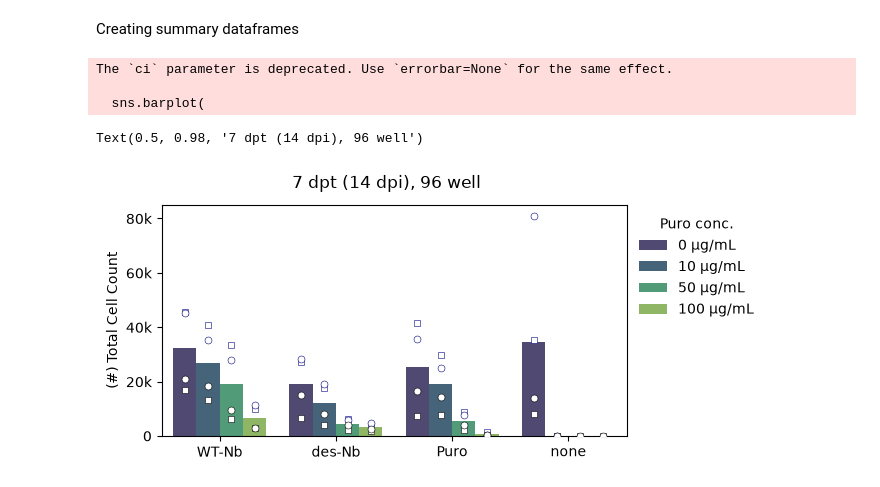
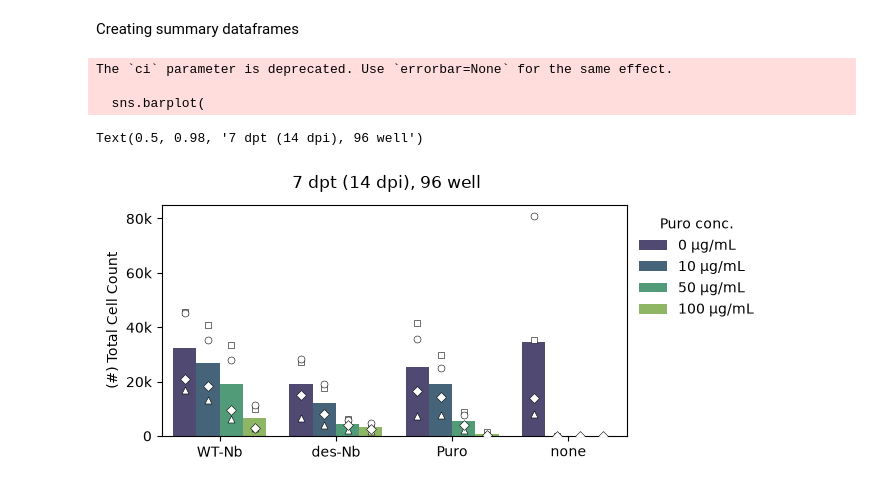
Before and after one commit to GallowayLabMIT/dasit_manuscript, a Jupyter notebook: 6_iMN_purify.ipynb, the cells around one changed output. Cells and saved outputs as stored; diff of their text form; code cells hidden in the pictures.

```diff
--- a/6_iMN_purify.ipynb
+++ b/6_iMN_purify.ipynb
@@ -168,8 +168,8 @@ hue_order = [0, 10, 50, 100]
 # Plot iMN percent of all cells
 fig, ax = plt.subplots(1, 1, figsize=(6,3))
 
-markers={1: 's', 2: 'o', 3: '^', 4:''}
-outline_colors = {1: 'navy', 2: 'navy', 3: 'black', 4:'black'}
+markers={1: 's', 2: 'o', 3: '^', 4:'D'}
+outline_colors = {1: 'black', 2: 'black', 3: 'black', 4:'black'}
 
 # Plot
 sns.barplot(
@@ -206,31 +206,31 @@ ax.yaxis.set_major_formatter(matplotlib.ticker.FuncFormatter(lambda x, _: f'{x:.
 lmap = {'0': '0 µg/mL', '10': '10 µg/mL',  '50': '50 µg/mL',  '100': '100 µg/mL'}
 handles, labels = ax.get_legend_handles_labels()
 
 # Keep first occurrence only
 unique = dict(zip(labels, handles))
 
 # Replace labels
 new_labels = [lmap[str(label)] for label in unique.keys()]
 
 ax.legend(
     unique.values(),
     new_labels,
     title='Puro conc.',
     loc='upper left',
     bbox_to_anchor=(1,1),
     frameon=False
 )
 
 
 
 
 # Format
 plt.suptitle('7 dpt (14 dpi), 96 well')
 # fig.tight_layout()  # Helps improve white spacing
 # plt.savefig(figpath + 'bar_iMN-count.svg', bbox_inches='tight')
 # %% [output]
 The `ci` parameter is deprecated. Use `errorbar=None` for the same effect.
 
   sns.barplot(
 Text(0.5, 0.98, '7 dpt (14 dpi), 96 well')
-[figure, old version]
+[figure, new version]
```
Also changed, not shown: parts of 1 cell of this notebook, 33 other files.
